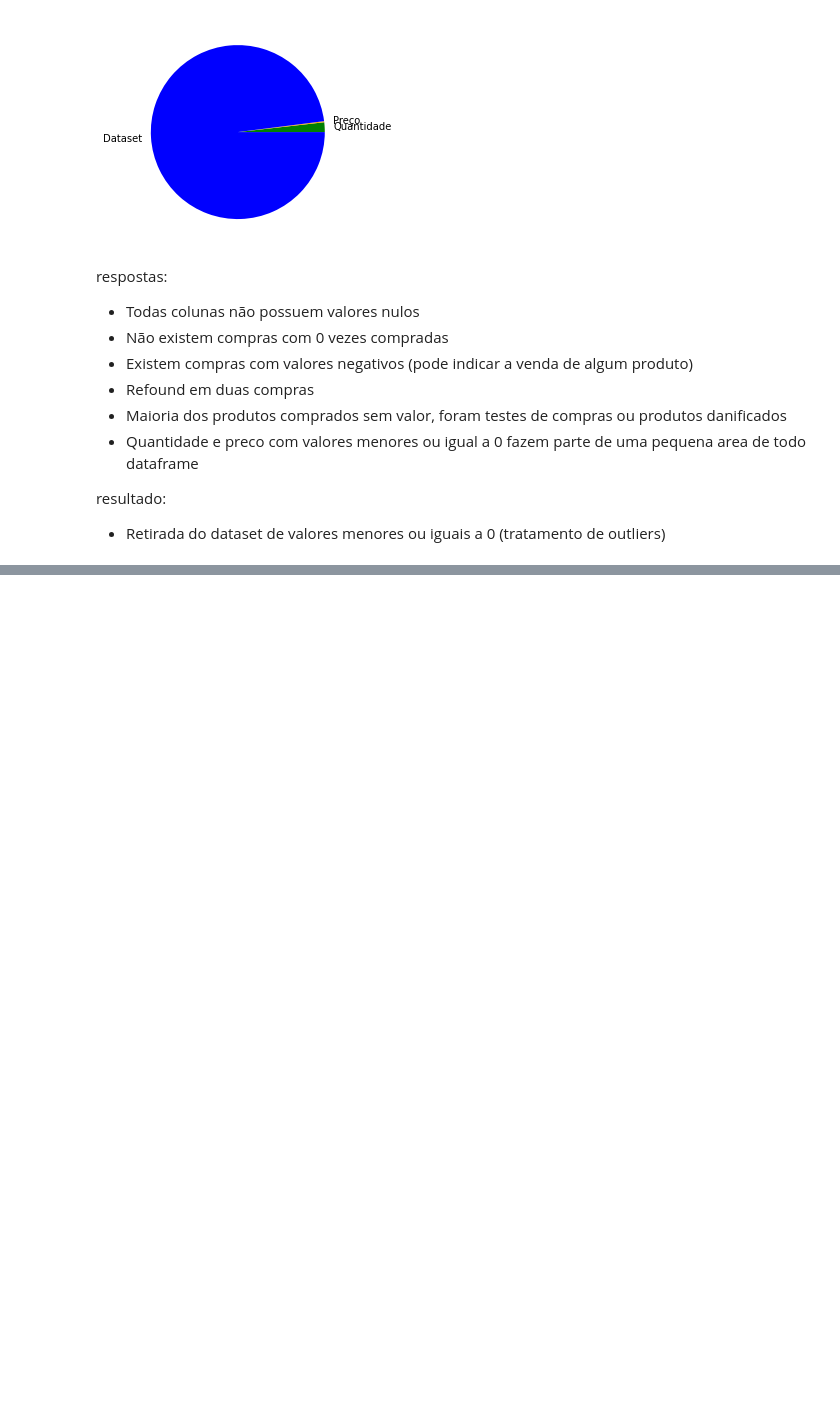
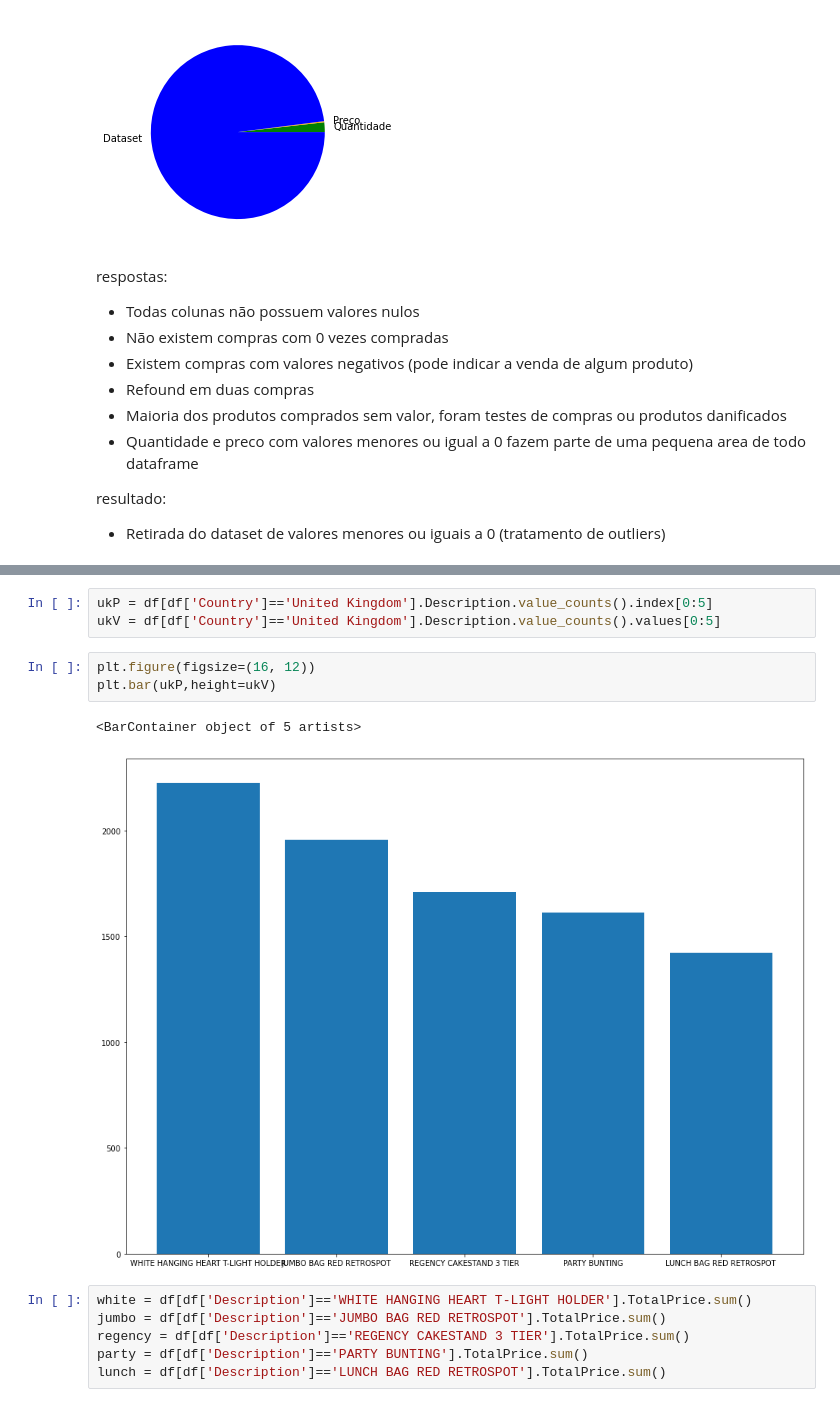
Before and after one commit to tenonin/projeto-6, a Jupyter notebook: SR 1.ipynb, the cells around one changed output, grey strips where cells are left out. Cells and saved outputs as stored; diff of their text form; blank space fills up the shorter version.

```diff
--- a/SR 1.ipynb
+++ b/SR 1.ipynb
@@ -395,0 +454,15 @@ df
+# %%
+ukP = df[df['Country']=='United Kingdom'].Description.value_counts().index[0:5]
+ukV = df[df['Country']=='United Kingdom'].Description.value_counts().values[0:5]
+# %%
+plt.figure(figsize=(16, 12))
+plt.bar(ukP,height=ukV)
+# %% [output]
+<BarContainer object of 5 artists>
+[figure, added]
+# %%
+white = df[df['Description']=='WHITE HANGING HEART T-LIGHT HOLDER'].TotalPrice.sum()
+jumbo = df[df['Description']=='JUMBO BAG RED RETROSPOT'].TotalPrice.sum()
+regency = df[df['Description']=='REGENCY CAKESTAND 3 TIER'].TotalPrice.sum()
+party = df[df['Description']=='PARTY BUNTING'].TotalPrice.sum()
+lunch = df[df['Description']=='LUNCH BAG RED RETROSPOT'].TotalPrice.sum()
```
Also changed, not shown: parts of 16 cells of this notebook.
